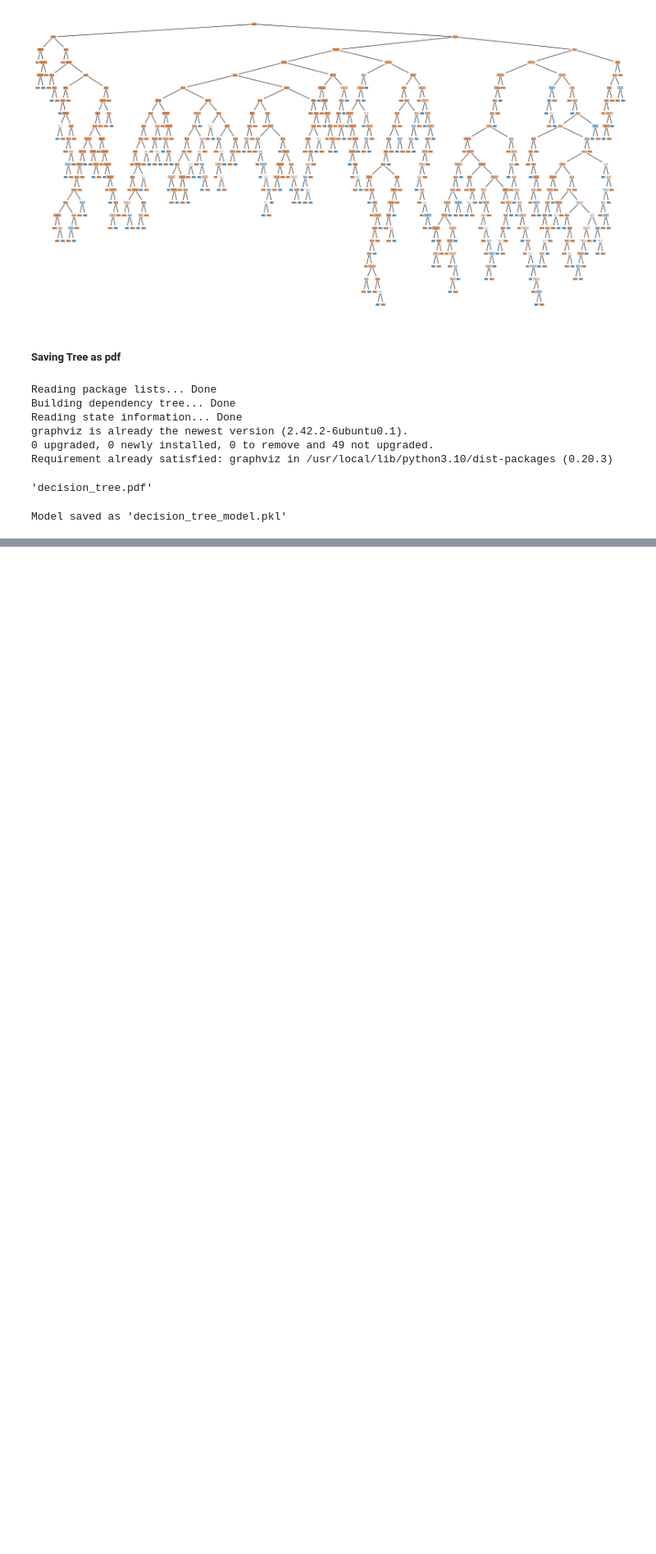
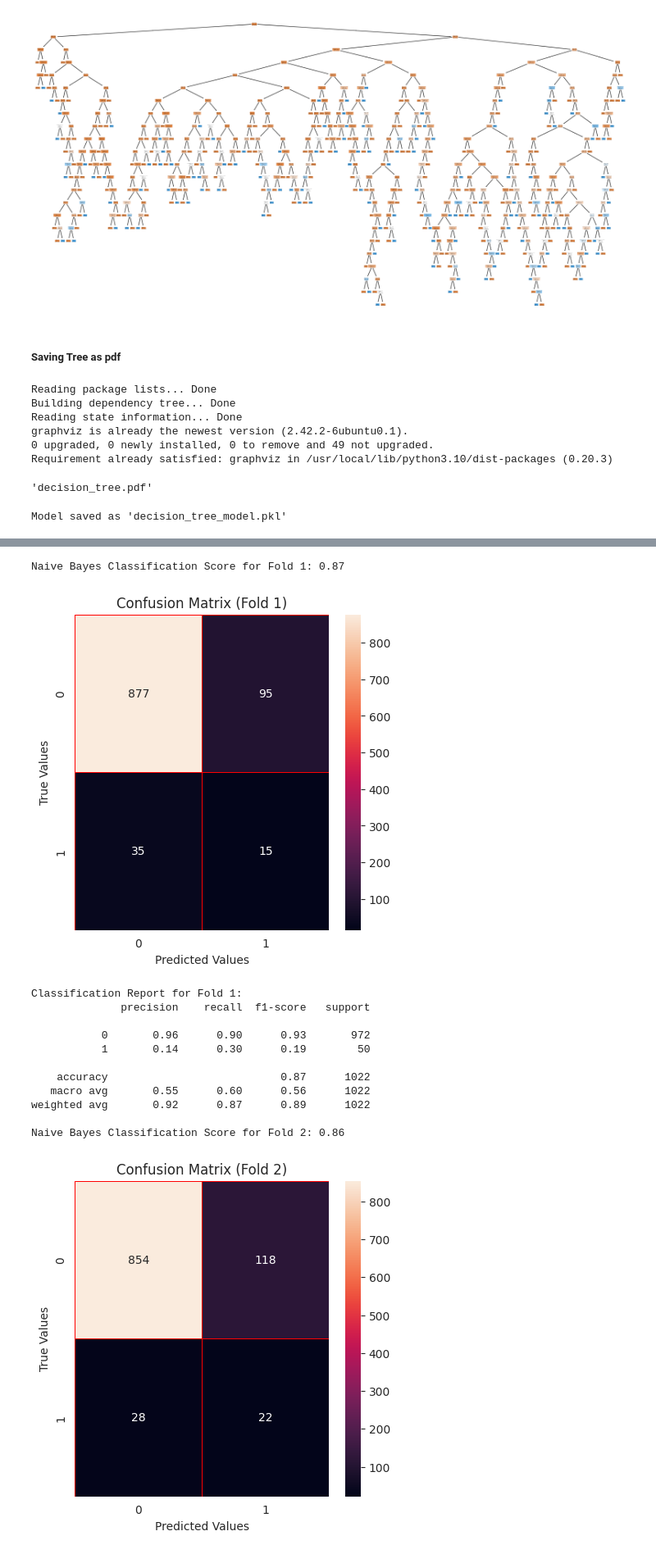
Before and after one commit to YasminaNasser/Stroke-Prediction-Data-Mining, a Jupyter notebook: Stroke_Prediction_Phase_2.ipynb, the cells around one changed output, grey strips where cells are left out. Shown at 82% size. Saved outputs shown, nothing was run; the diff lists cells and outputs as text; code cells hidden in the pictures; blank space fills up the shorter version.

```diff
--- a/Stroke_Prediction_Phase_2.ipynb
+++ b/Stroke_Prediction_Phase_2.ipynb
@@ -1307,0 +1459,51 @@ Model saved as 'decision_tree_model.pkl'
+# %%
+from sklearn.naive_bayes import GaussianNB
+from sklearn.metrics import confusion_matrix
+import seaborn as sns
+import matplotlib.pyplot as plt
+
+naive_bayes = GaussianNB()
+
+
+X = df_ready.drop(columns=['stroke'])
+y = df_ready['stroke']
+stratified_method_scores=[]
+
+for fold, (x_train, x_test, y_train, y_test) in enumerate(stratified_k_fold_split_method(X, y, n_splits=5)):
+    naive_bayes.fit(x_train, y_train)
+
+    score = naive_bayes.score(x_test, y_test)
+    print(f"Naive Bayes Classification Score for Fold {fold+1}: {score:.2f}")
+    stratified_method_scores.append(score)
+    # Confusion Matrix
+    y_pred = naive_bayes.predict(x_test)
+    conf_mat = confusion_matrix(y_test, y_pred)
+
+    # Visualize Confusion Matrix
+    f, ax = plt.subplots(figsize=(5, 5))
+    sns.heatmap(conf_mat, annot=True, linewidths=0.5, linecolor="red", fmt=".0f", ax=ax)
+    plt.xlabel("Predicted Values")
+    plt.ylabel("True Values")
+    plt.title(f"Confusion Matrix (Fold {fold+1})")
+    plt.show()
+    print(f"Classification Report for Fold {fold+1}:\n{classification_report(y_test, y_pred)}")
+# Print the mean score across all folds
+mean_score = sum(stratified_method_scores) / len(stratified_method_scores)
+method_names.append(f"Naive Bayes stratified K-fold mean")
+method_scores.append(mean_score)
+print(f"Mean Classification Score: {mean_score:.2f}")
+# %% [output]
+Naive Bayes Classification Score for Fold 1: 0.87
+[figure, added]
+Classification Report for Fold 1:
+              precision    recall  f1-score   support
+
+           0       0.96      0.90      0.93       972
+           1       0.14      0.30      0.19        50
+
+    accuracy                           0.87      1022
+   macro avg       0.55      0.60      0.56      1022
+weighted avg       0.92      0.87      0.89      1022
+
+Naive Bayes Classification Score for Fold 2: 0.86
+[figure, added]
```
Also changed, not shown: parts of 12 cells of this notebook.
